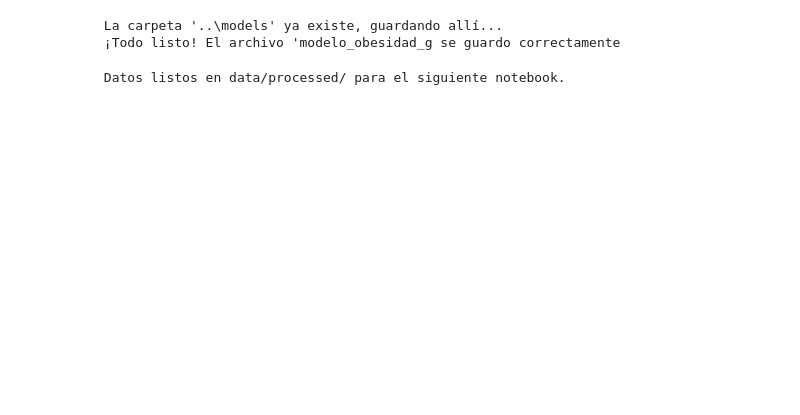
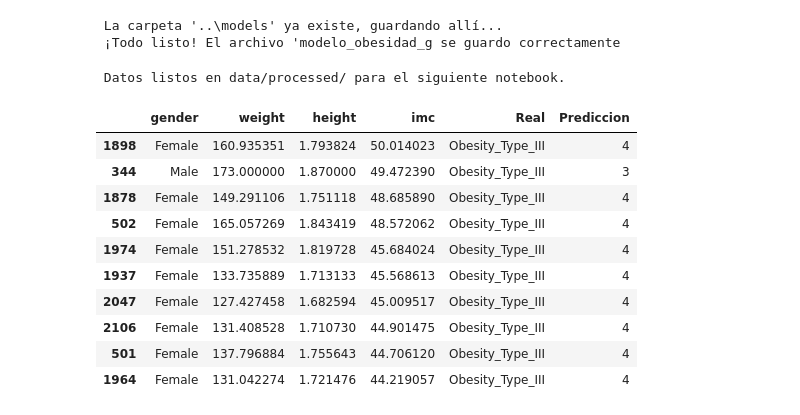
Before and after one commit to Bootcamp-IA-P6/p7_g1_multiclase, a Jupyter notebook: notebooks/entrenamiento_modelo_g.ipynb, the cells around one changed output. Drawn from its saved outputs; the diff is of its cells as text; code cells hidden in the pictures; blank space fills up the shorter version.

```diff
--- a/notebooks/entrenamiento_modelo_g.ipynb
+++ b/notebooks/entrenamiento_modelo_g.ipynb
@@ -7,6 +7,9 @@ from sklearn.model_selection import train_test_split
 # %%
 data = pd.read_csv("../data/raw/ObesityDataSet.csv")
 df = data.copy()
+# %%
+# Creamos la columna IMC (Peso / Altura al cuadrado)
+df['imc'] = df['Weight'] / (df['Height'] ** 2)
 # %%
 df.info()
 # %% [output]
@@ -56,7 +59,8 @@ nuevos_nombres = {
     'CAEC': 'caec',
     'CALC': 'calc',
     'MTRANS': 'mtrans',
-    'NObeyesdad': 'nobeyesdad'
+    'NObeyesdad': 'nobeyesdad',
+    'imc' : 'imc'
 }
 
 df = df.rename(columns=nuevos_nombres)
@@ -93,7 +99,7 @@ print("✅ Datos de prueba guardados en data/processed/")
 Preparamos el codigo para nuestro pipeline
 # %%
 # 1. Definimos los grupos de columnas
-cols_num = ['age', 'height', 'weight', 'fcvc', 'ncp', 'ch2o', 'faf', 'tue']
+cols_num = ['age', 'height', 'weight', 'fcvc', 'ncp', 'ch2o', 'faf', 'tue', 'imc']
 cols_binarias = ['gender', 'family_history', 'favc', 'smoke', 'scc']
 cols_ordinales = ['caec', 'calc']
 cols_nominales = ['mtrans']
@@ -392,3 +399,33 @@ pd.DataFrame(y_test_encoded, columns=['Target']).to_csv(os.path.join(folder_data
 print(" Datos listos en data/processed/ para el siguiente notebook.")
 # %% [output]
  Datos listos en data/processed/ para el siguiente notebook.
+# %%
+# 1. Obtenemos las predicciones del mejor modelo encontrado
+y_pred_v2 = grid_search.best_estimator_.predict(X_test)
+
+# 2. Creamos un DataFrame para cruzar datos
+# Usamos X_test.copy() para tener todas las características (incluyendo imc y gender)
+analisis_v2 = X_test.copy()
+analisis_v2['Real'] = y_test.values
+analisis_v2['Prediccion'] = y_pred_v2
+
+# 3. Filtramos solo los registros donde el modelo falló
+errores_v2 = analisis_v2[analisis_v2['Real'] != analisis_v2['Prediccion']]
+
+# 4. Mostramos los errores ordenados por el IMC más alto
+# Esto nos dirá si los hombres con mucho peso (IMC > 40) siguen siendo un problema
+
+cols_ver = ['gender', 'weight', 'height', 'imc', 'Real', 'Prediccion']
+errores_v2[cols_ver].sort_values(by='imc', ascending=False).head(10)
+# %% [output]
+|  | gender | weight | height | imc | Real | Prediccion |
+| 1898 | Female | 160.935351 | 1.793824 | 50.014023 | Obesity_Type_III | 4 |
+| 344 | Male | 173.000000 | 1.870000 | 49.472390 | Obesity_Type_III | 3 |
+| 1878 | Female | 149.291106 | 1.751118 | 48.685890 | Obesity_Type_III | 4 |
+| 502 | Female | 165.057269 | 1.843419 | 48.572062 | Obesity_Type_III | 4 |
+| 1974 | Female | 151.278532 | 1.819728 | 45.684024 | Obesity_Type_III | 4 |
+| 1937 | Female | 133.735889 | 1.713133 | 45.568613 | Obesity_Type_III | 4 |
+| 2047 | Female | 127.427458 | 1.682594 | 45.009517 | Obesity_Type_III | 4 |
+| 2106 | Female | 131.408528 | 1.710730 | 44.901475 | Obesity_Type_III | 4 |
+| 501 | Female | 137.796884 | 1.755643 | 44.706120 | Obesity_Type_III | 4 |
+| 1964 | Female | 131.042274 | 1.721476 | 44.219057 | Obesity_Type_III | 4 |
```
Also changed, not shown: parts of 11 cells of this notebook, 2 other files.
